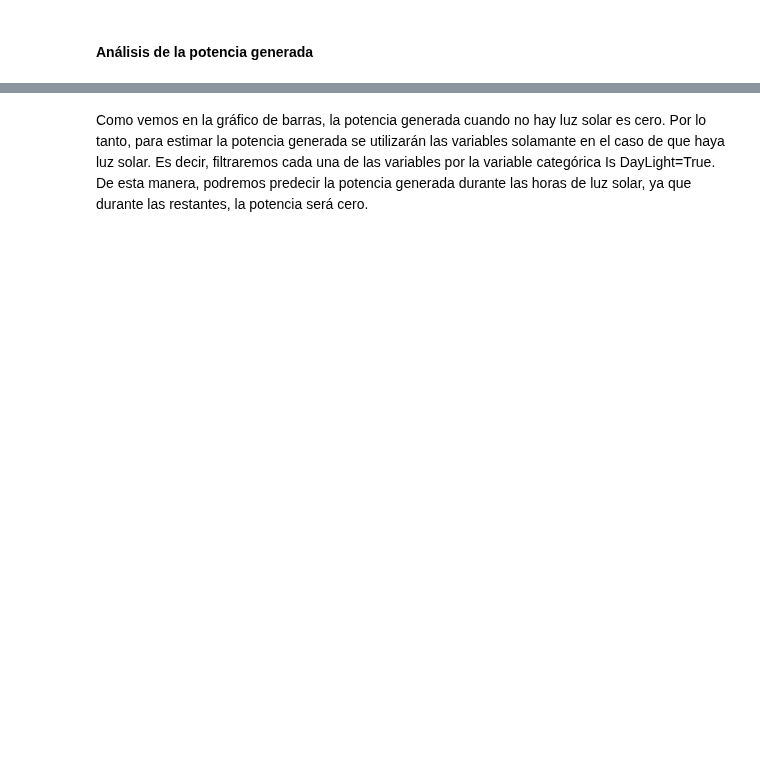
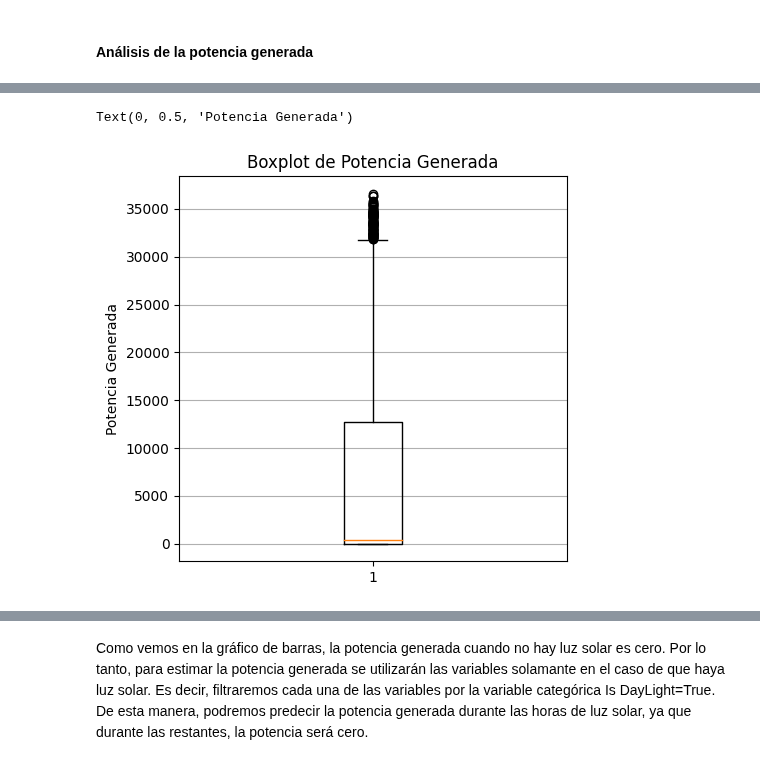
Before and after one commit to FernandoEzequiel/Coder, a Jupyter notebook: notebook/Entregas Coder/Visualizaciones_GarciaGonzalez.ipynb, the cells around one changed output, grey strips where cells are left out. Cells and saved outputs as stored; diff of their text form; code cells hidden in the pictures; blank space fills up the shorter version.

```diff
--- a/notebook/Entregas Coder/Visualizaciones_GarciaGonzalez.ipynb
+++ b/notebook/Entregas Coder/Visualizaciones_GarciaGonzalez.ipynb
@@ -110 +120,15 @@ df_DataSet2.iloc[:,6:16].describe().T
+# %%
+# estudiamos la distribución de la potencia generada según sus (histograma)
+
+#fig,ax= plt.subplots(figsize=(5,5))
+#ax = sns.boxplot(x=df_DataSet2["power_gen"])
+#ax.set(xlabel='Potencia', title='Potencia Generada')
+fig, ax = plt.subplots(figsize=(5, 5))
+ax.boxplot(x=df_DataSet2["power_gen"],)
+ax.yaxis.grid(True)
+ax.set_title('Boxplot de Potencia Generada')
+ax.set_ylabel('Potencia Generada')
+# %% [output]
+Text(0, 0.5, 'Potencia Generada')
+[figure, added]
 # %%
```
Also changed, not shown: parts of 3 cells of this notebook, 1 other file.
